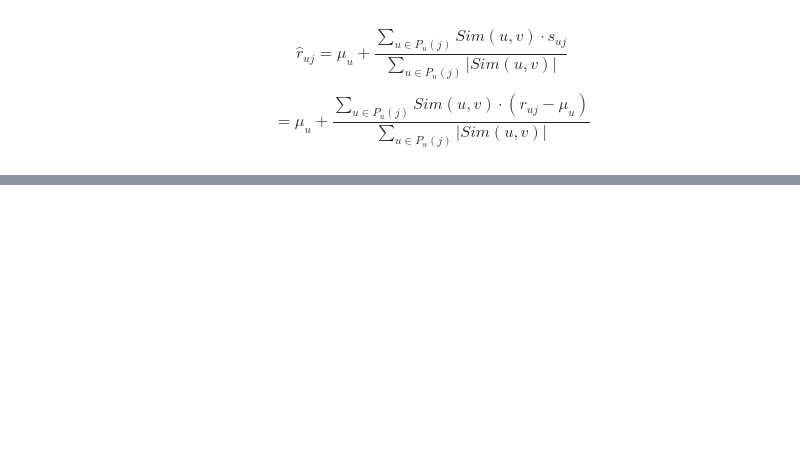
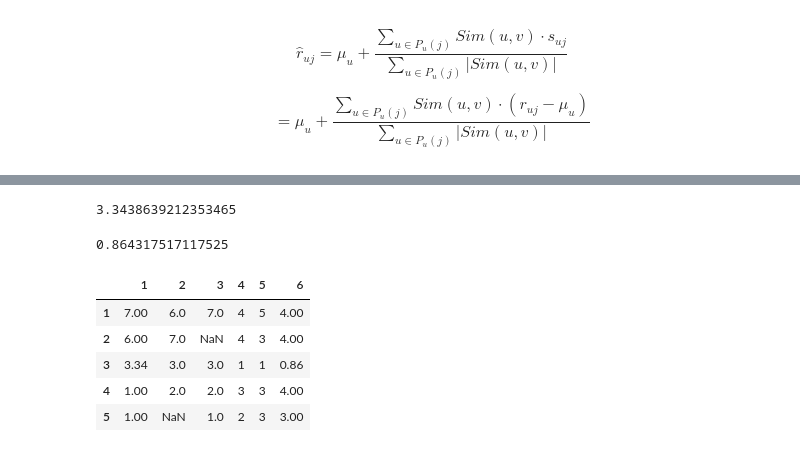
Before and after one commit to HwangHanJae/Recommentaion_Study, a Jupyter notebook: book_Recommender_Systems/Nearest_Neighbor_Collaborative_Filtering.ipynb, the cells around one changed output, grey strips where cells are left out. Cells and saved outputs as stored; diff of their text form; code cells hidden in the pictures; blank space fills up the shorter version.

```diff
--- a/book_Recommender_Systems/Nearest_Neighbor_Collaborative_Filtering.ipynb
+++ b/book_Recommender_Systems/Nearest_Neighbor_Collaborative_Filtering.ipynb
@@ -150,0 +280,22 @@ $P(j)$를 어떻게 설정하느냐에 따라 예측된 평점이 달라진다
+# %%
+predict_r_adv(R, 3, 1)
+# %% [output]
+3.3438639212353465
+# %%
+predict_r_adv(R, 3, 6)
+# %% [output]
+0.864317517117525
+# %%
+temp2 = R.copy()
+
+temp2.loc[3, 1] = 3.34
+temp2.loc[3, 6] = 0.86
+
+temp2
+# %% [output]
+|  | 1 | 2 | 3 | 4 | 5 | 6 |
+| 1 | 7.00 | 6.0 | 7.0 | 4 | 5 | 4.00 |
+| 2 | 6.00 | 7.0 | NaN | 4 | 3 | 4.00 |
+| 3 | 3.34 | 3.0 | 3.0 | 1 | 1 | 0.86 |
+| 4 | 1.00 | 2.0 | 2.0 | 3 | 3 | 4.00 |
+| 5 | 1.00 | NaN | 1.0 | 2 | 3 | 3.00 |
```
Also changed, not shown: parts of 27 cells of this notebook.
